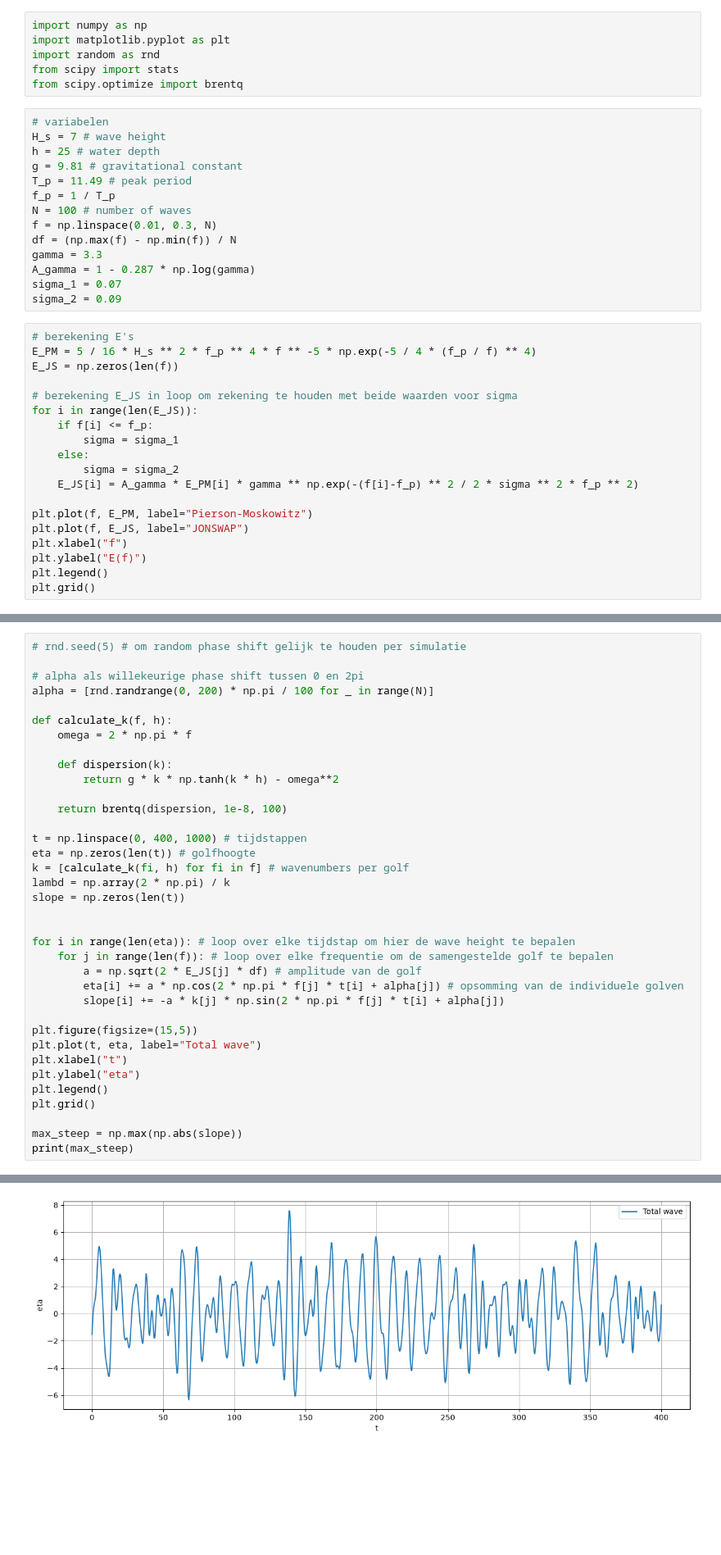
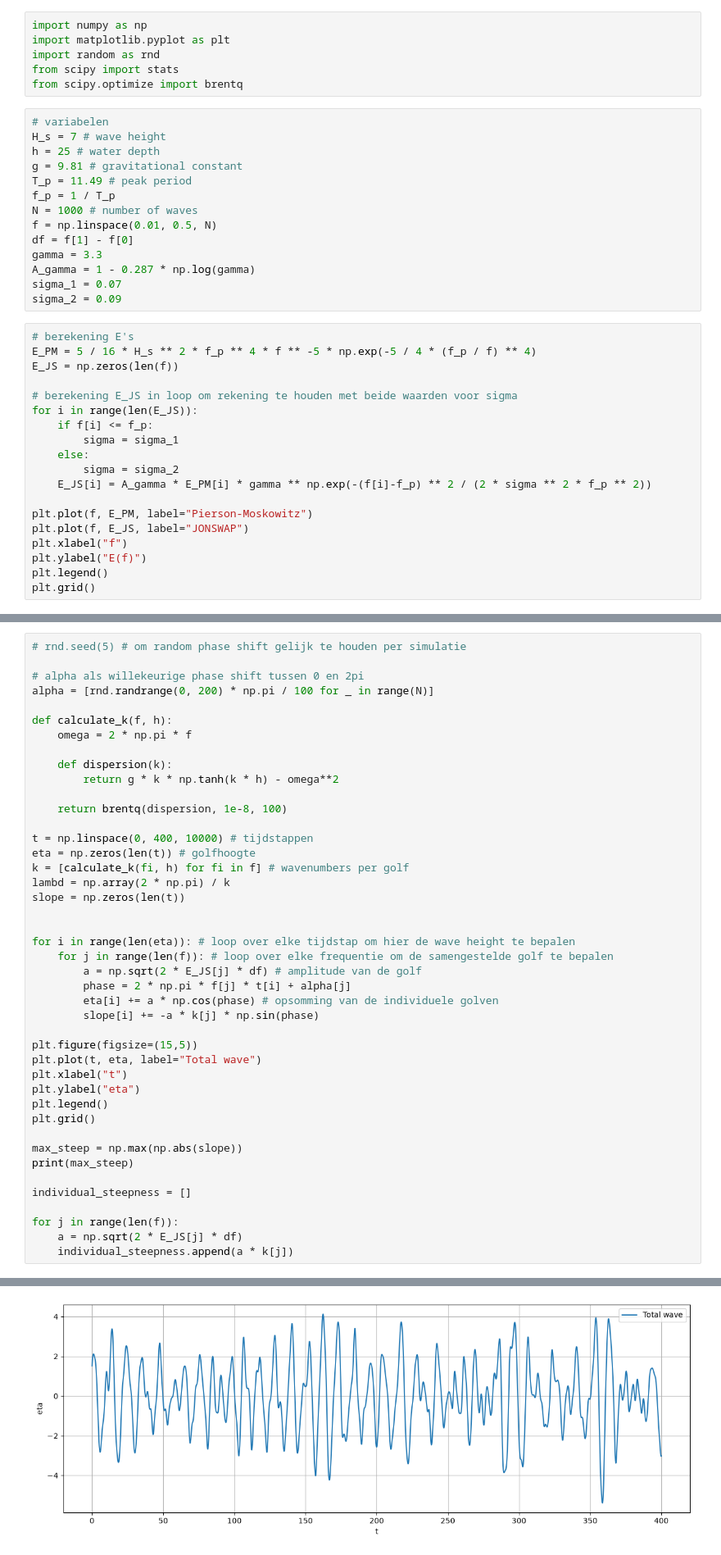
Before and after one commit to Tony-Davison/FSI_group_project_3, a Jupyter notebook: Wave field.ipynb, the cells around one changed output, grey strips where cells are left out. Shown at 82% size. Cells and saved outputs as stored; diff of their text form; blank space fills up the shorter version.

Commit message:
Update Wave field.ipynb
Haakjes vergeten bij het berekenen van de jonswap. heel taai

```diff
--- a/Wave field.ipynb
+++ b/Wave field.ipynb
@@ -11,9 +11,9 @@ h = 25 # water depth
 g = 9.81 # gravitational constant
 T_p = 11.49 # peak period
 f_p = 1 / T_p
-N = 100 # number of waves
-f = np.linspace(0.01, 0.3, N)
-df = (np.max(f) - np.min(f)) / N
+N = 1000 # number of waves
+f = np.linspace(0.01, 0.5, N)
+df = f[1] - f[0]
 gamma = 3.3
 A_gamma = 1 - 0.287 * np.log(gamma)
 sigma_1 = 0.07
@@ -29,7 +29,7 @@ for i in range(len(E_JS)):
         sigma = sigma_1
     else:
         sigma = sigma_2
-    E_JS[i] = A_gamma * E_PM[i] * gamma ** np.exp(-(f[i]-f_p) ** 2 / 2 * sigma ** 2 * f_p ** 2)
+    E_JS[i] = A_gamma * E_PM[i] * gamma ** np.exp(-(f[i]-f_p) ** 2 / (2 * sigma ** 2 * f_p ** 2))
 
 plt.plot(f, E_PM, label="Pierson-Moskowitz")
 plt.plot(f, E_JS, label="JONSWAP")
@@ -53,7 +53,7 @@ def calculate_k(f, h):
 
     return brentq(dispersion, 1e-8, 100)
 
-t = np.linspace(0, 400, 1000) # tijdstappen
+t = np.linspace(0, 400, 10000) # tijdstappen
 eta = np.zeros(len(t)) # golfhoogte
 k = [calculate_k(fi, h) for fi in f] # wavenumbers per golf
 lambd = np.array(2 * np.pi) / k
@@ -63,8 +63,9 @@ slope = np.zeros(len(t))
 for i in range(len(eta)): # loop over elke tijdstap om hier de wave height te bepalen
     for j in range(len(f)): # loop over elke frequentie om de samengestelde golf te bepalen
         a = np.sqrt(2 * E_JS[j] * df) # amplitude van de golf
-        eta[i] += a * np.cos(2 * np.pi * f[j] * t[i] + alpha[j]) # opsomming van de individuele golven
-        slope[i] += -a * k[j] * np.sin(2 * np.pi * f[j] * t[i] + alpha[j])
+        phase = 2 * np.pi * f[j] * t[i] + alpha[j]
+        eta[i] += a * np.cos(phase) # opsomming van de individuele golven
+        slope[i] += -a * k[j] * np.sin(phase)
 
 plt.figure(figsize=(15,5))
 plt.plot(t, eta, label="Total wave")
@@ -75,4 +76,10 @@ plt.grid()
 
 max_steep = np.max(np.abs(slope))
 print(max_steep)
+
+individual_steepness = []
+
+for j in range(len(f)):
+    a = np.sqrt(2 * E_JS[j] * df)
+    individual_steepness.append(a * k[j])
 # %% [output]
@@ -80,4 +87,4 @@ print(max_steep)
-[figure, old version]
+[figure, new version]
 # %%
 m0, m1, m2, m_min1 = [np.sum(f ** p * E_JS * df) for p in [0, 1, 2, -1]]
 H_m0 = 4 * np.sqrt(m0)
```
Also changed, not shown: parts of 2 cells of this notebook.
